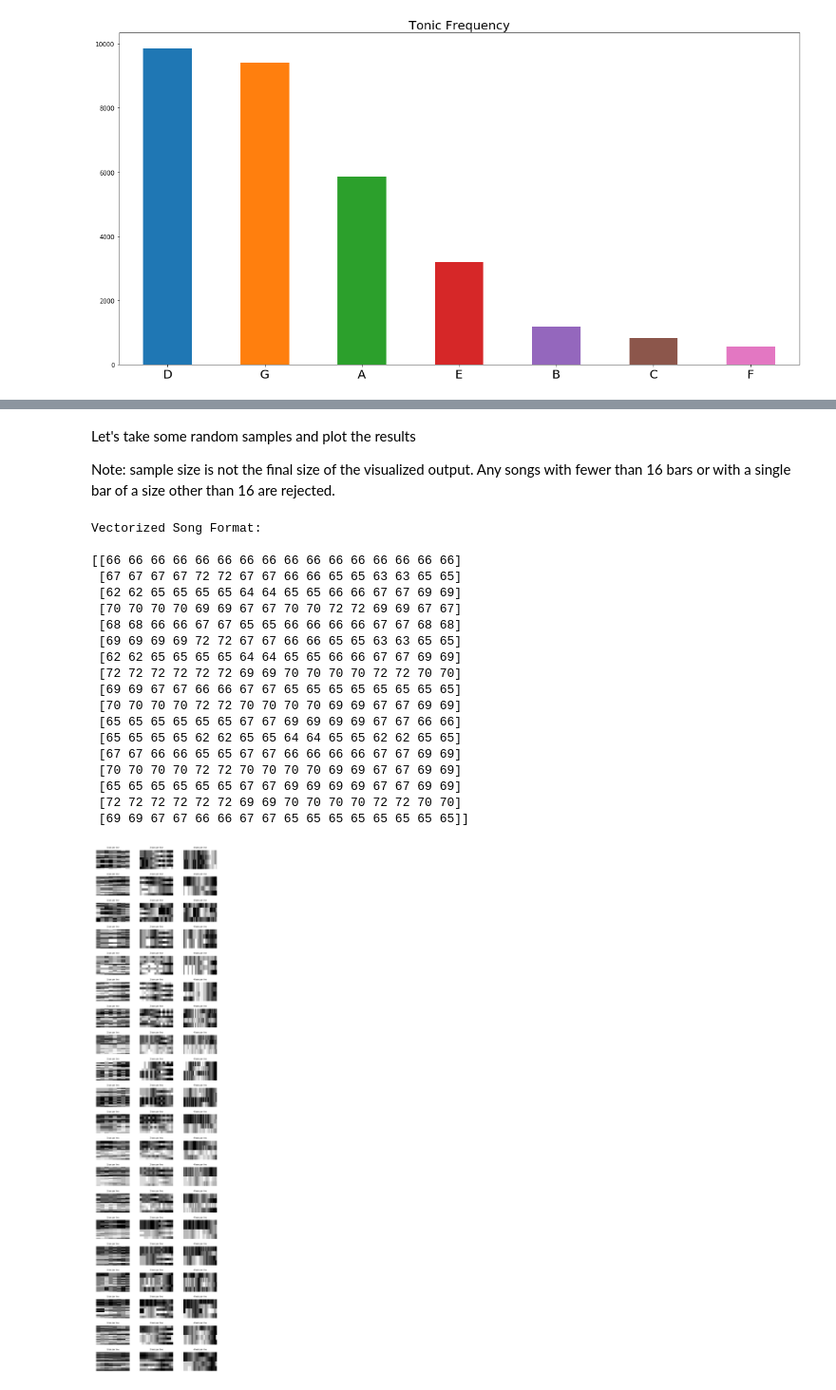
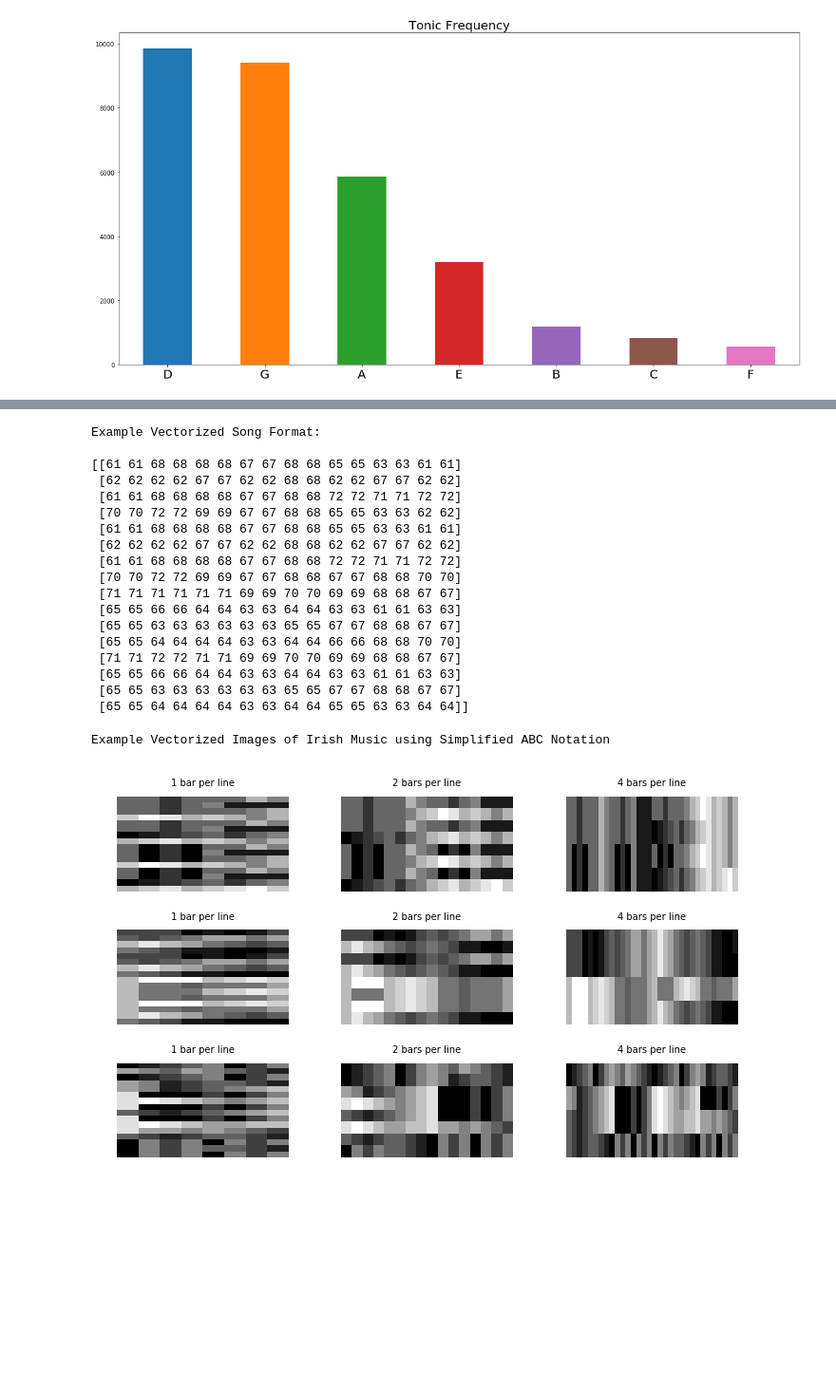
Before and after one commit to vin-nag/GANs-n-reels, a Jupyter notebook: Write Ups/Ensemble.ipynb, the cells around one changed output, grey strips where cells are left out. Shown: that part at 95% size. Saved outputs shown, nothing was run; the diff lists cells and outputs as text; code cells hidden in the pictures; blank space fills up the shorter version.

```diff
--- a/Write Ups/Ensemble.ipynb
+++ b/Write Ups/Ensemble.ipynb
@@ -461,10 +467,6 @@ def print_img_by_bars(songs, numcols=3):
         plt.axis('off')
         plt.title("4 bars per line", fontsize=10)
         plt.matshow(img.reshape(4,64), cmap='gray', interpolation='nearest', fignum=0, aspect="auto")
-# %% [markdown]
-Let's take some random samples and plot the results
-
-Note: sample size is not the final size of the visualized output. Any songs with fewer than 16 bars or with a single bar of a size other than 16 are rejected.
 # %%
 song_samples = tunes_vectorized.sample(50)
 songs_as_nums = []
@@ -480,32 +482,33 @@ for song in tunes_vectorized:
 songs_as_nums = np.asarray(songs_as_nums)
 # %%
 # uncomment to see the vector form of 3 random songs
-print("Vectorized Song Format:\n")
+print("Example Vectorized Song Format:\n")
 for n in range(1):
     print("{}\n".format(np.random.choice(songs_as_nums)))
 # %% [output]
-Vectorized Song Format:
+Example Vectorized Song Format:
 
-[[66 66 66 66 66 66 66 66 66 66 66 66 66 66 66 66]
- [67 67 67 67 72 72 67 67 66 66 65 65 63 63 65 65]
- [62 62 65 65 65 65 64 64 65 65 66 66 67 67 69 69]
- [70 70 70 70 69 69 67 67 70 70 72 72 69 69 67 67]
- [68 68 66 66 67 67 65 65 66 66 66 66 67 67 68 68]
- [69 69 69 69 72 72 67 67 66 66 65 65 63 63 65 65]
- [62 62 65 65 65 65 64 64 65 65 66 66 67 67 69 69]
- [72 72 72 72 72 72 69 69 70 70 70 70 72 72 70 70]
- [69 69 67 67 66 66 67 67 65 65 65 65 65 65 65 65]
- [70 70 70 70 72 72 70 70 70 70 69 69 67 67 69 69]
- [65 65 65 65 65 65 67 67 69 69 69 69 67 67 66 66]
- [65 65 65 65 62 62 65 65 64 64 65 65 62 62 65 65]
- [67 67 66 66 65 65 67 67 66 66 66 66 67 67 69 69]
- [70 70 70 70 72 72 70 70 70 70 69 69 67 67 69 69]
- [65 65 65 65 65 65 67 67 69 69 69 69 67 67 69 69]
- [72 72 72 72 72 72 69 69 70 70 70 70 72 72 70 70]
- [69 69 67 67 66 66 67 67 65 65 65 65 65 65 65 65]]
+[[61 61 68 68 68 68 67 67 68 68 65 65 63 63 61 61]
+ [62 62 62 62 67 67 62 62 68 68 62 62 67 67 62 62]
+ [61 61 68 68 68 68 67 67 68 68 72 72 71 71 72 72]
+ [70 70 72 72 69 69 67 67 68 68 65 65 63 63 62 62]
+ [61 61 68 68 68 68 67 67 68 68 65 65 63 63 61 61]
+ [62 62 62 62 67 67 62 62 68 68 62 62 67 67 62 62]
+ [61 61 68 68 68 68 67 67 68 68 72 72 71 71 72 72]
+ [70 70 72 72 69 69 67 67 68 68 67 67 68 68 70 70]
+ [71 71 71 71 71 71 69 69 70 70 69 69 68 68 67 67]
+ [65 65 66 66 64 64 63 63 64 64 63 63 61 61 63 63]
+ [65 65 63 63 63 63 63 63 65 65 67 67 68 68 67 67]
+ [65 65 64 64 64 64 63 63 64 64 66 66 68 68 70 70]
+ [71 71 72 72 71 71 69 69 70 70 69 69 68 68 67 67]
+ [65 65 66 66 64 64 63 63 64 64 63 63 61 61 63 63]
+ [65 65 63 63 63 63 63 63 65 65 67 67 68 68 67 67]
+ [65 65 64 64 64 64 63 63 64 64 65 65 63 63 64 64]]
 # %%
-print_img_by_bars(songs_as_nums[:20])
+print("Example Vectorized Images of Irish Music using Simplified ABC Notation")
+print_img_by_bars(songs_as_nums[:3])
 # uncomment below to save as an image
 #plt.savefig('bars.png')
 # %% [output]
+Example Vectorized Images of Irish Music using Simplified ABC Notation
-[figure, old version]
+[figure, new version]
```
Also changed, not shown: parts of 19 cells of this notebook.
